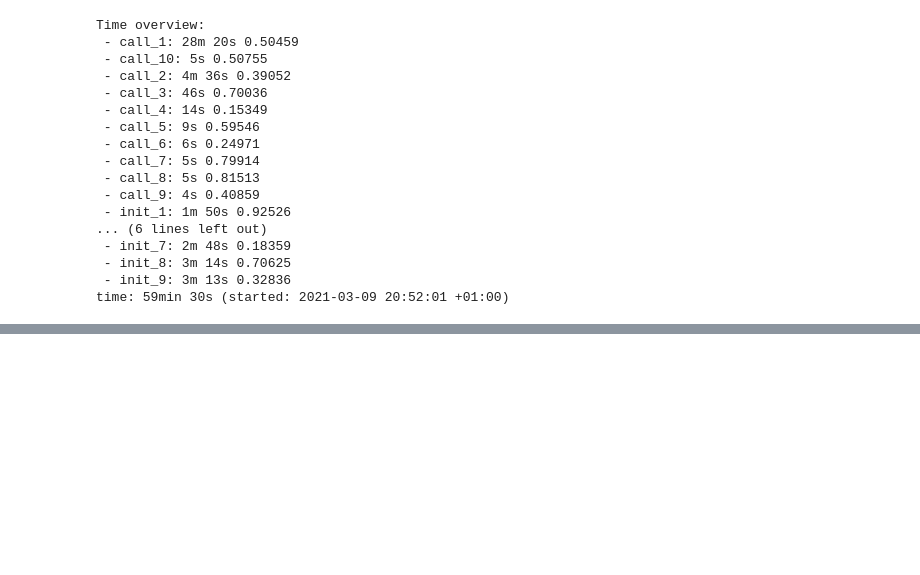
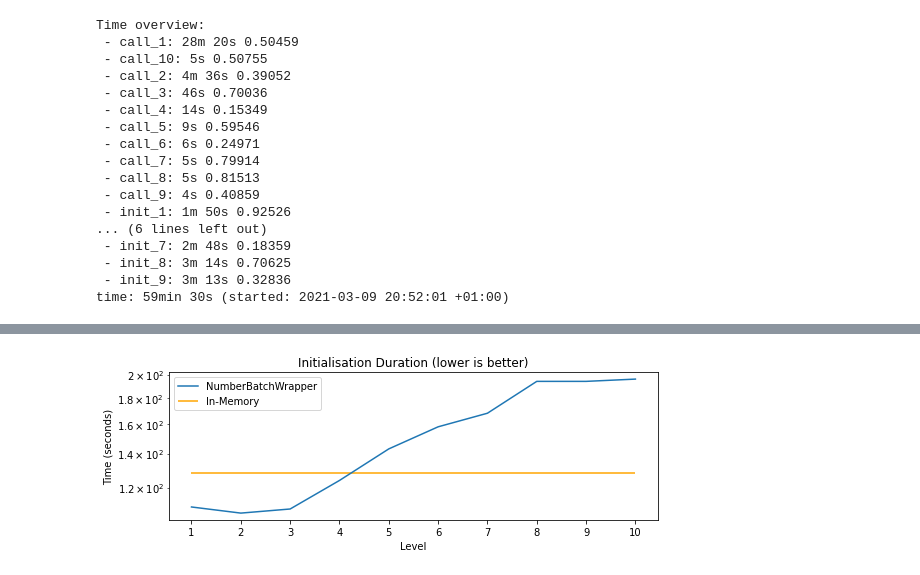
Before and after one commit to RubenPants/NumberBatchWrapper, a Jupyter notebook: demos/2_performance.ipynb, the cells around one changed output, grey strips where cells are left out. Drawn from its saved outputs; the diff is of its cells as text; code cells hidden in the pictures; blank space fills up the shorter version.

```diff
--- a/demos/2_performance.ipynb
+++ b/demos/2_performance.ipynb
@@ -131,0 +211,18 @@ Visualise the measured results.
+# %%
+# Initialisation time in seconds
+init_time = [110, 107, 109, 124, 143, 158, 168, 194, 194, 196]
+init_base = 128
+
+plt.figure(figsize=(8,3))
+plt.plot(init_time, label='NumberBatchWrapper')
+plt.hlines(init_base, 0,9, color='orange', label="In-Memory")
+plt.title("Initialisation Duration (lower is better)")
+plt.xlabel('Level')
+plt.xticks(range(10), [x+1 for x in range(10)])
+plt.ylabel('Time (seconds)')
+plt.yscale('log')
+plt.legend()
+plt.tight_layout()
+plt.savefig(Path.cwd() / 'img/perf_initialisation.png', dpi=300)
+# %% [output]
+[figure, added]
```
Also changed, not shown: parts of 23 cells of this notebook, 7 other files.
